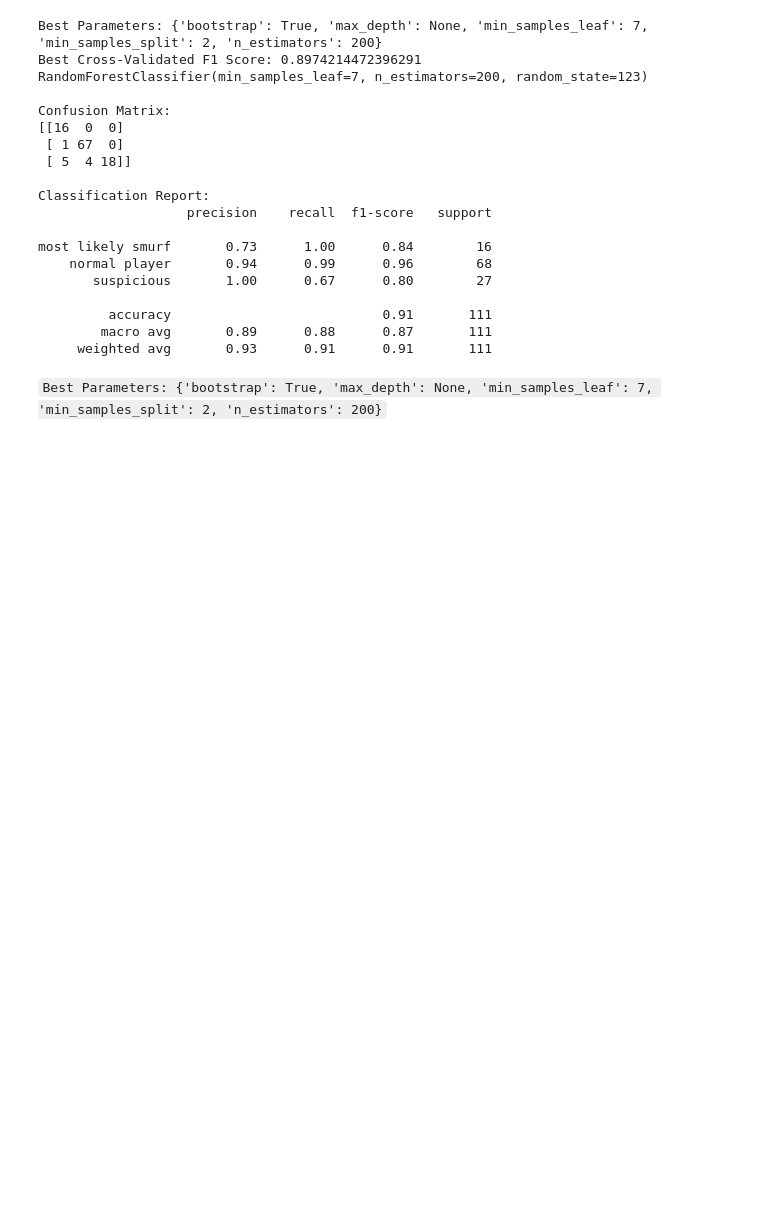
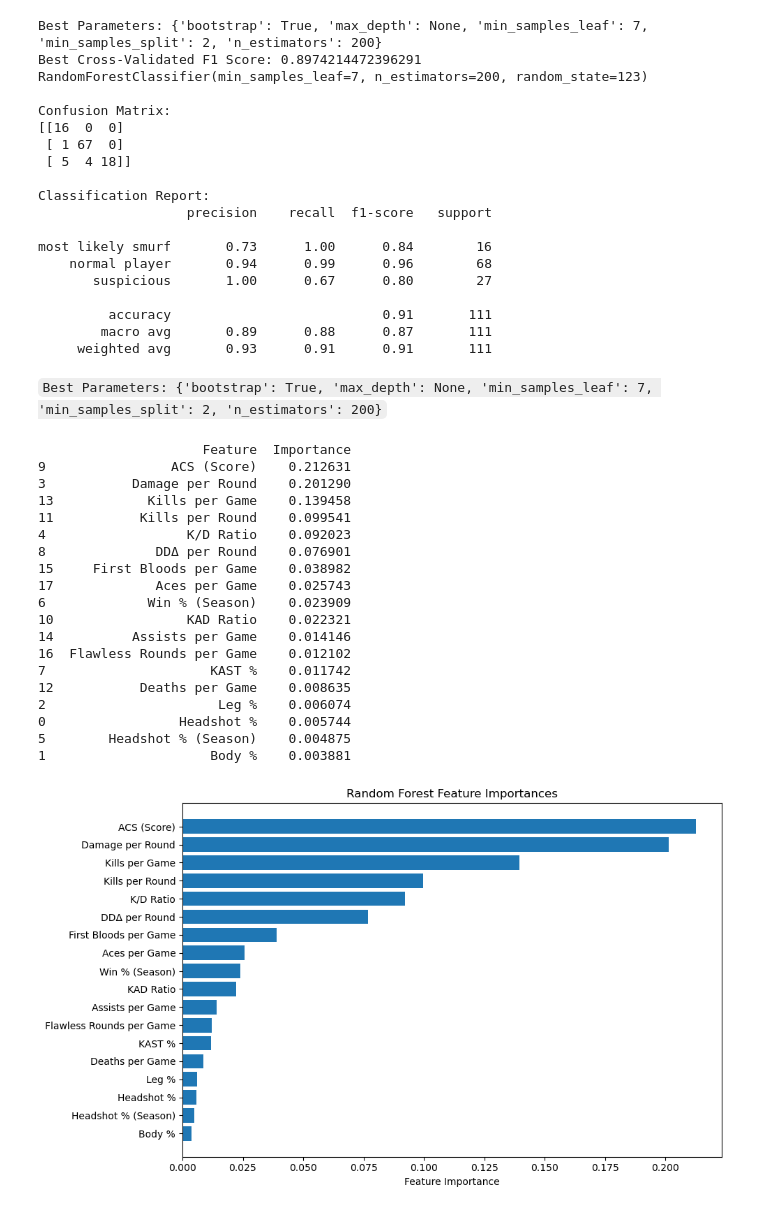
Before and after one commit to JovinLouie/ECS-111-Final-Project, a Jupyter notebook: model_creation.ipynb, the cells around one changed output. Drawn from its saved outputs; the diff is of its cells as text; code cells hidden in the pictures; blank space fills up the shorter version.

```diff
--- a/model_creation.ipynb
+++ b/model_creation.ipynb
@@ -197,11 +197,11 @@ from sklearn.model_selection import GridSearchCV
 # }
 
 param_grid = {
-    'n_estimators': 200,
-    'max_depth': None,
-    'min_samples_split': 2,
-    'min_samples_leaf': 7,
-    'bootstrap': True
+    'n_estimators': [200],
+    'max_depth': [None],
+    'min_samples_split': [2],
+    'min_samples_leaf': [7],
+    'bootstrap': [True]
 }
 
 rf = RandomForestClassifier(random_state=123)
@@ -278,3 +264,71 @@ most likely smurf       0.73      1.00      0.84        16
      weighted avg       0.93      0.91      0.91       111
 # %% [markdown]
 `Best Parameters: {'bootstrap': True, 'max_depth': None, 'min_samples_leaf': 7, 'min_samples_split': 2, 'n_estimators': 200}`
+# %%
+importances = best_rf.feature_importances_
+features = X_train.columns
+
+# Clean display names for features
+feature_name_map = {
+    'hs_percent': 'Headshot %',
+    'body_percent': 'Body %',
+    'leg_percent': 'Leg %',
+    's_damage_per_round': 'Damage per Round',
+    's_kd_ratio': 'K/D Ratio',
+    's_hs_percent': 'Headshot % (Season)',
+    's_win_percent': 'Win % (Season)',
+    's_kast_percent': 'KAST %',
+    's_dd_round': 'DDΔ per Round',  # Delta Damage Per Round
+    's_acs': 'ACS (Score)',
+    's_kad_ratio': 'KAD Ratio',
+    's_kills_per_round': 'Kills per Round',
+    'deaths_per_game': 'Deaths per Game',
+    'kills_per_game': 'Kills per Game',
+    'assists_per_game': 'Assists per Game',
+    'first_bloods_per_game': 'First Bloods per Game',
+    'flawless_rounds_per_game': 'Flawless Rounds per Game',
+    'aces_per_game': 'Aces per Game'
+}
+
+# Use the mapping to clean feature names
+readable_features = [feature_name_map.get(col, col) for col in features]
+
+import pandas as pd
+
+feat_df = pd.DataFrame({
+    'Feature': readable_features,
+    'Importance': importances
+}).sort_values(by='Importance', ascending=False)
+
+print(feat_df)
+
+import matplotlib.pyplot as plt
+
+plt.figure(figsize=(10, 6))
+plt.barh(feat_df['Feature'], feat_df['Importance'])
+plt.xlabel("Feature Importance")
+plt.title("Random Forest Feature Importances")
+plt.gca().invert_yaxis()
+plt.tight_layout()
+plt.show()
+# %% [output]
+                     Feature  Importance
+9                ACS (Score)    0.212631
+3           Damage per Round    0.201290
+13            Kills per Game    0.139458
+11           Kills per Round    0.099541
+4                  K/D Ratio    0.092023
+8              DDΔ per Round    0.076901
+15     First Bloods per Game    0.038982
+17             Aces per Game    0.025743
+6             Win % (Season)    0.023909
+10                 KAD Ratio    0.022321
+14          Assists per Game    0.014146
+16  Flawless Rounds per Game    0.012102
+7                     KAST %    0.011742
+12           Deaths per Game    0.008635
+2                      Leg %    0.006074
+0                 Headshot %    0.005744
+5        Headshot % (Season)    0.004875
+1                     Body %    0.003881
+[figure, added]
```
Also changed, not shown: parts of 1 cell of this notebook.
